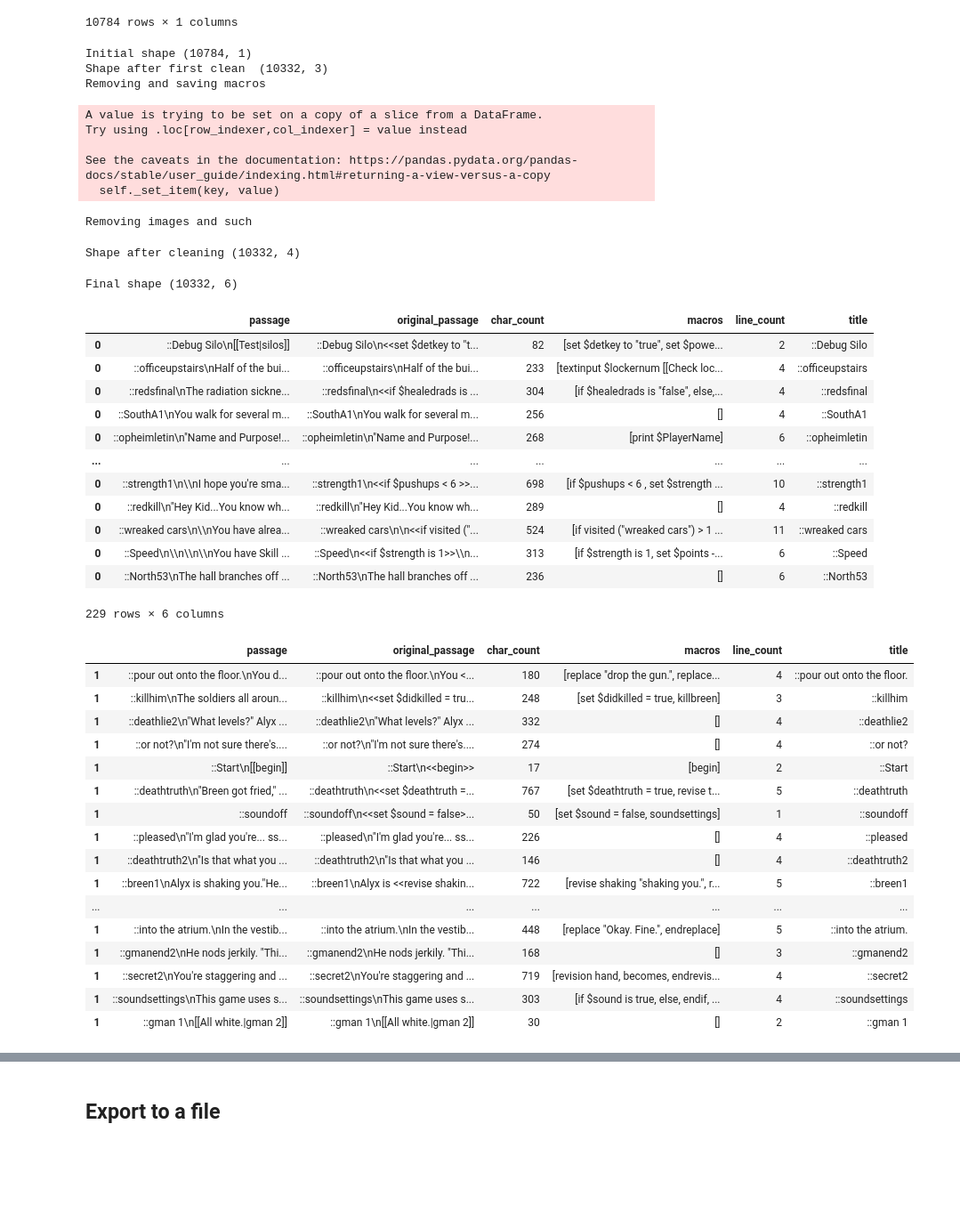
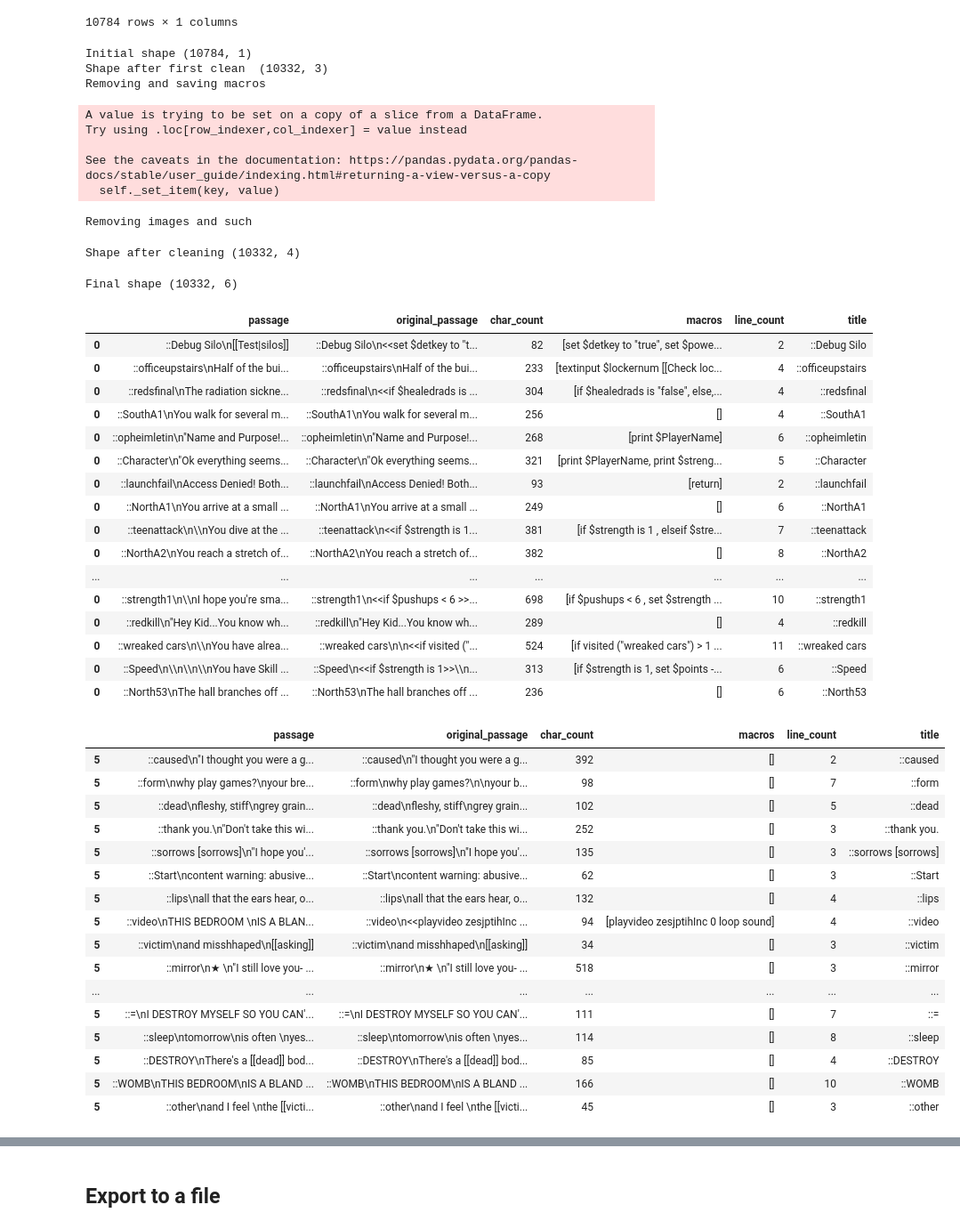
Before and after one commit to alex-calderwood/spindle, a Jupyter notebook: src/create_contextual_training_data.ipynb, the cells around one changed output, grey strips where cells are left out. Shown at 89% size. Cells and saved outputs as stored; diff of their text form; code cells hidden in the pictures; blank space fills up the shorter version.

```diff
--- a/src/create_contextual_training_data.ipynb
+++ b/src/create_contextual_training_data.ipynb
@@ -221,7 +278,6 @@ if 'lines' in passages:
 passages.drop_duplicates(subset=['passage'])
 print()
 print("Final shape", passages.shape)
-passages[passages.index==0]
 # %% [output]
 Initial shape (10784, 1)
 Shape after first clean  (10332, 3)
@@ -240,34 +296,38 @@ Final shape (10332, 6)
 | 0 | ::redsfinal\nThe radiation sickne... | ::redsfinal\n<<if $healedrads is ... | 304 | [if $healedrads is "false", else,... | 4 | ::redsfinal |
 | 0 | ::SouthA1\nYou walk for several m... | ::SouthA1\nYou walk for several m... | 256 | [] | 4 | ::SouthA1 |
 | 0 | ::opheimletin\n"Name and Purpose!... | ::opheimletin\n"Name and Purpose!... | 268 | [print $PlayerName] | 6 | ::opheimletin |
+| 0 | ::Character\n"Ok everything seems... | ::Character\n"Ok everything seems... | 321 | [print $PlayerName, print $streng... | 5 | ::Character |
+| 0 | ::launchfail\nAccess Denied! Both... | ::launchfail\nAccess Denied! Both... | 93 | [return] | 2 | ::launchfail |
+| 0 | ::NorthA1\nYou arrive at a small ... | ::NorthA1\nYou arrive at a small ... | 249 | [] | 6 | ::NorthA1 |
+| 0 | ::teenattack\n\\nYou dive at the ... | ::teenattack\n<<if $strength is 1... | 381 | [if $strength is 1 , elseif $stre... | 7 | ::teenattack |
+| 0 | ::NorthA2\nYou reach a stretch of... | ::NorthA2\nYou reach a stretch of... | 382 | [] | 8 | ::NorthA2 |
 | ... | ... | ... | ... | ... | ... | ... |
 | 0 | ::strength1\n\\nI hope you're sma... | ::strength1\n<<if $pushups < 6 >>... | 698 | [if $pushups < 6 , set $strength ... | 10 | ::strength1 |
 | 0 | ::redkill\n"Hey Kid...You know wh... | ::redkill\n"Hey Kid...You know wh... | 289 | [] | 4 | ::redkill |
 | 0 | ::wreaked cars\n\\nYou have alrea... | ::wreaked cars\n\n<<if visited ("... | 524 | [if visited ("wreaked cars") > 1 ... | 11 | ::wreaked cars |
 | 0 | ::Speed\n\\n\\n\\nYou have Skill ... | ::Speed\n<<if $strength is 1>>\\n... | 313 | [if $strength is 1, set $points -... | 6 | ::Speed |
 | 0 | ::North53\nThe hall branches off ... | ::North53\nThe hall branches off ... | 236 | [] | 6 | ::North53 |
-229 rows × 6 columns
 # %%
-pd.set_option('display.max_rows', 231)
-passages[passages.index==1]
+pd.set_option('display.max_rows', 300)
+passages[passages.index==5]
 # %% [output]
 |  | passage | original_passage | char_count | macros | line_count | title |
-| 1 | ::pour out onto the floor.\nYou d... | ::pour out onto the floor.\nYou <... | 180 | [replace "drop the gun.", replace... | 4 | ::pour out onto the floor. |
-| 1 | ::killhim\nThe soldiers all aroun... | ::killhim\n<<set $didkilled = tru... | 248 | [set $didkilled = true, killbreen] | 3 | ::killhim |
-| 1 | ::deathlie2\n"What levels?" Alyx ... | ::deathlie2\n"What levels?" Alyx ... | 332 | [] | 4 | ::deathlie2 |
-| 1 | ::or not?\n"I'm not sure there's.... | ::or not?\n"I'm not sure there's.... | 274 | [] | 4 | ::or not? |
-| 1 | ::Start\n[[begin]] | ::Start\n<<begin>> | 17 | [begin] | 2 | ::Start |
-| 1 | ::deathtruth\n"Breen got fried," ... | ::deathtruth\n<<set $deathtruth =... | 767 | [set $deathtruth = true, revise t... | 5 | ::deathtruth |
-| 1 | ::soundoff | ::soundoff\n<<set $sound = false>... | 50 | [set $sound = false, soundsettings] | 1 | ::soundoff |
-| 1 | ::pleased\n"I'm glad you're... ss... | ::pleased\n"I'm glad you're... ss... | 226 | [] | 4 | ::pleased |
-| 1 | ::deathtruth2\n"Is that what you ... | ::deathtruth2\n"Is that what you ... | 146 | [] | 4 | ::deathtruth2 |
-| 1 | ::breen1\nAlyx is shaking you."He... | ::breen1\nAlyx is <<revise shakin... | 722 | [revise shaking "shaking you.", r... | 5 | ::breen1 |
+| 5 | ::caused\n"I thought you were a g... | ::caused\n"I thought you were a g... | 392 | [] | 2 | ::caused |
+| 5 | ::form\nwhy play games?\nyour bre... | ::form\nwhy play games?\n\nyour b... | 98 | [] | 7 | ::form |
+| 5 | ::dead\nfleshy, stiff\ngrey grain... | ::dead\nfleshy, stiff\ngrey grain... | 102 | [] | 5 | ::dead |
+| 5 | ::thank you.\n"Don't take this wi... | ::thank you.\n"Don't take this wi... | 252 | [] | 3 | ::thank you. |
+| 5 | ::sorrows [sorrows]\n"I hope you'... | ::sorrows [sorrows]\n"I hope you'... | 135 | [] | 3 | ::sorrows [sorrows] |
+| 5 | ::Start\ncontent warning: abusive... | ::Start\ncontent warning: abusive... | 62 | [] | 3 | ::Start |
+| 5 | ::lips\nall that the ears hear, o... | ::lips\nall that the ears hear, o... | 132 | [] | 4 | ::lips |
+| 5 | ::video\nTHIS BEDROOM \nIS A BLAN... | ::video\n<<playvideo zesjptihInc ... | 94 | [playvideo zesjptihInc 0 loop sound] | 4 | ::video |
+| 5 | ::victim\nand misshhaped\n[[asking]] | ::victim\nand misshhaped\n[[asking]] | 34 | [] | 3 | ::victim |
+| 5 | ::mirror\n★ \n"I still love you- ... | ::mirror\n★ \n"I still love you- ... | 518 | [] | 3 | ::mirror |
 | ... | ... | ... | ... | ... | ... | ... |
-| 1 | ::into the atrium.\nIn the vestib... | ::into the atrium.\nIn the vestib... | 448 | [replace "Okay. Fine.", endreplace] | 5 | ::into the atrium. |
-| 1 | ::gmanend2\nHe nods jerkily. "Thi... | ::gmanend2\nHe nods jerkily. "Thi... | 168 | [] | 3 | ::gmanend2 |
-| 1 | ::secret2\nYou're staggering and ... | ::secret2\nYou're staggering and ... | 719 | [revision hand, becomes, endrevis... | 4 | ::secret2 |
-| 1 | ::soundsettings\nThis game uses s... | ::soundsettings\nThis game uses s... | 303 | [if $sound is true, else, endif, ... | 4 | ::soundsettings |
-| 1 | ::gman 1\n[[All white.|gman 2]] | ::gman 1\n[[All white.|gman 2]] | 30 | [] | 2 | ::gman 1 |
+| 5 | ::=\nI DESTROY MYSELF SO YOU CAN'... | ::=\nI DESTROY MYSELF SO YOU CAN'... | 111 | [] | 7 | ::= |
+| 5 | ::sleep\ntomorrow\nis often \nyes... | ::sleep\ntomorrow\nis often \nyes... | 114 | [] | 8 | ::sleep |
+| 5 | ::DESTROY\nThere's a [[dead]] bod... | ::DESTROY\nThere's a [[dead]] bod... | 85 | [] | 4 | ::DESTROY |
+| 5 | ::WOMB\nTHIS BEDROOM\nIS A BLAND ... | ::WOMB\nTHIS BEDROOM\nIS A BLAND ... | 166 | [] | 10 | ::WOMB |
+| 5 | ::other\nand I feel \nthe [[victi... | ::other\nand I feel \nthe [[victi... | 45 | [] | 3 | ::other |
 # %%
 pd.set_option('display.max_rows', 20)
 # %%
```
Also changed, not shown: parts of 7 cells of this notebook, 3 other files.
